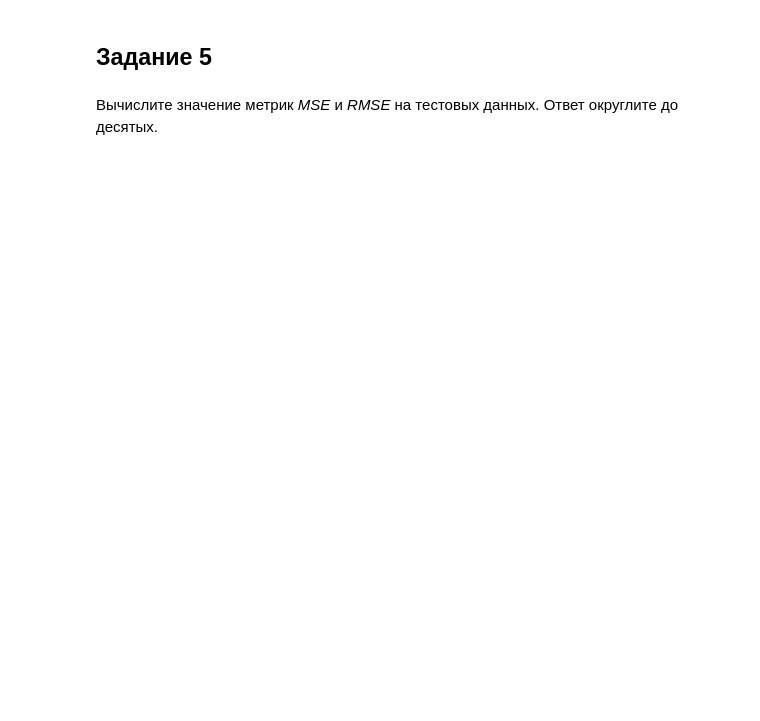
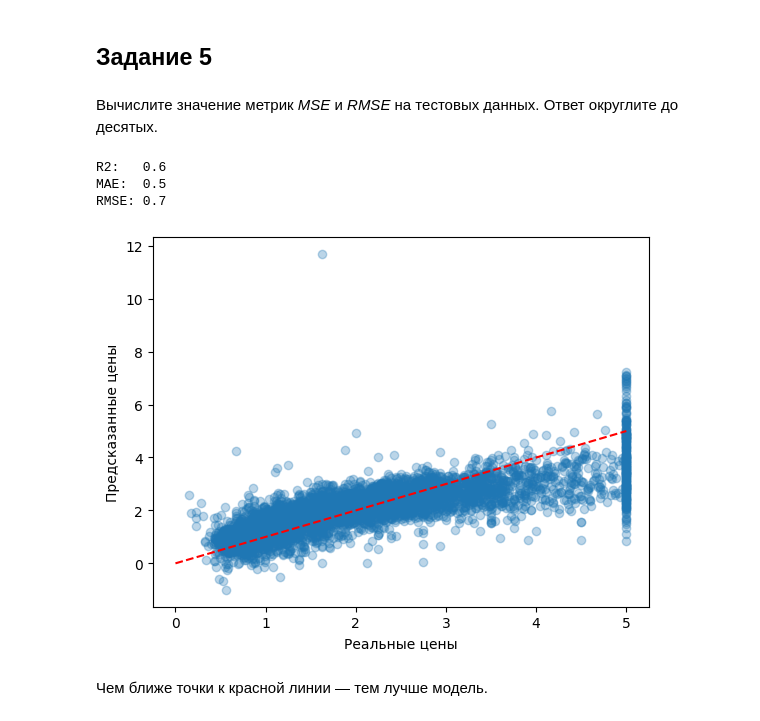
Before and after one commit to crazair/ML_Course, a Jupyter notebook: Hometasks/ML_PTCourse_MicroHT1.ipynb, the cells around one changed output. Cells and saved outputs as stored; diff of their text form; code cells hidden in the pictures; blank space fills up the shorter version.

```diff
--- a/Hometasks/ML_PTCourse_MicroHT1.ipynb
+++ b/Hometasks/ML_PTCourse_MicroHT1.ipynb
@@ -108,3 +113,17 @@ Xtrain, Xtest, ytrain, ytest = ... # ваш код здесь
+# %%
+if 'target' in X.columns:
+    X.drop(columns='target', inplace=True) # удалим target если он есть
+
+from sklearn.model_selection import train_test_split
+
+TEST_SIZE = 0.25
+
+Xtrain, Xtest, ytrain, ytest = train_test_split(
+    X,
+    y,
+    test_size=TEST_SIZE,
+    random_state=RANDOM_STATE
+)
 # %% [markdown]
 ##Задание 4
 # %% [markdown]
@@ -119,0 +137,9 @@ from sklearn.linear_model import LinearRegression
+# %%
+from sklearn.linear_model import LinearRegression
+
+model = LinearRegression()
+
+model.fit(Xtrain, ytrain)
+
+pred = model.predict(Xtest)
+pred[:10]
@@ -128,0 +159,26 @@ from sklearn.metrics import mean_squared_error
+# %%
+from sklearn.metrics import r2_score, mean_absolute_error, mean_squared_error
+import numpy as np
+
+r2 = r2_score(ytest, pred)
+mae = mean_absolute_error(ytest, pred)
+mse = mean_squared_error(ytest, pred)
+rmse = np.sqrt(mse)
+
+print(f"R2:   {r2:.1f}")
+print(f"MAE:  {mae:.1f}")
+print(f"RMSE: {rmse:.1f}")
+# %% [output]
+R2:   0.6
+MAE:  0.5
+RMSE: 0.7
+# %%
+plt.scatter(ytest, pred, alpha=0.3)
+plt.xlabel("Реальные цены")
+plt.ylabel("Предсказанные цены")
+plt.plot([0, 5], [0, 5], 'r--')
+plt.show()
+# %% [output]
+[figure, added]
+# %% [markdown]
+Чем ближе точки к красной линии — тем лучше модель.
```
Also changed, not shown: parts of 15 cells of this notebook.
